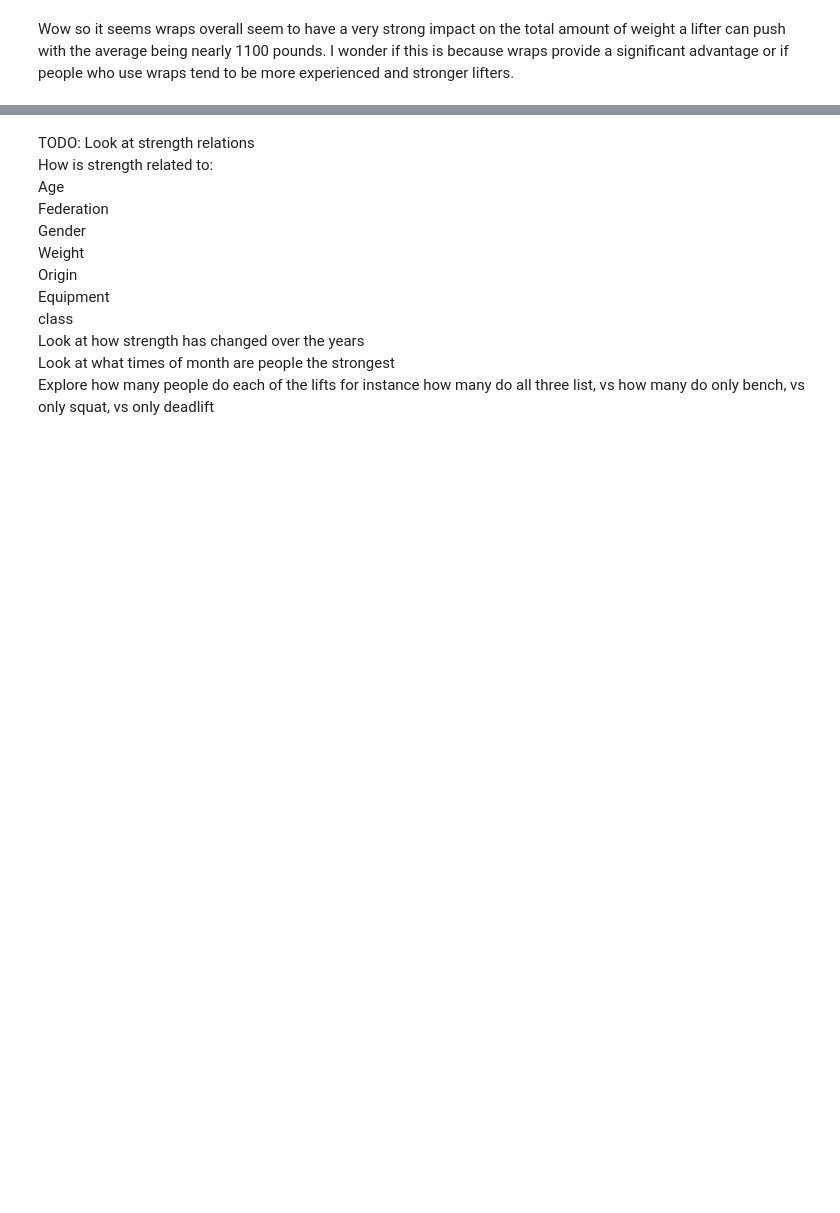
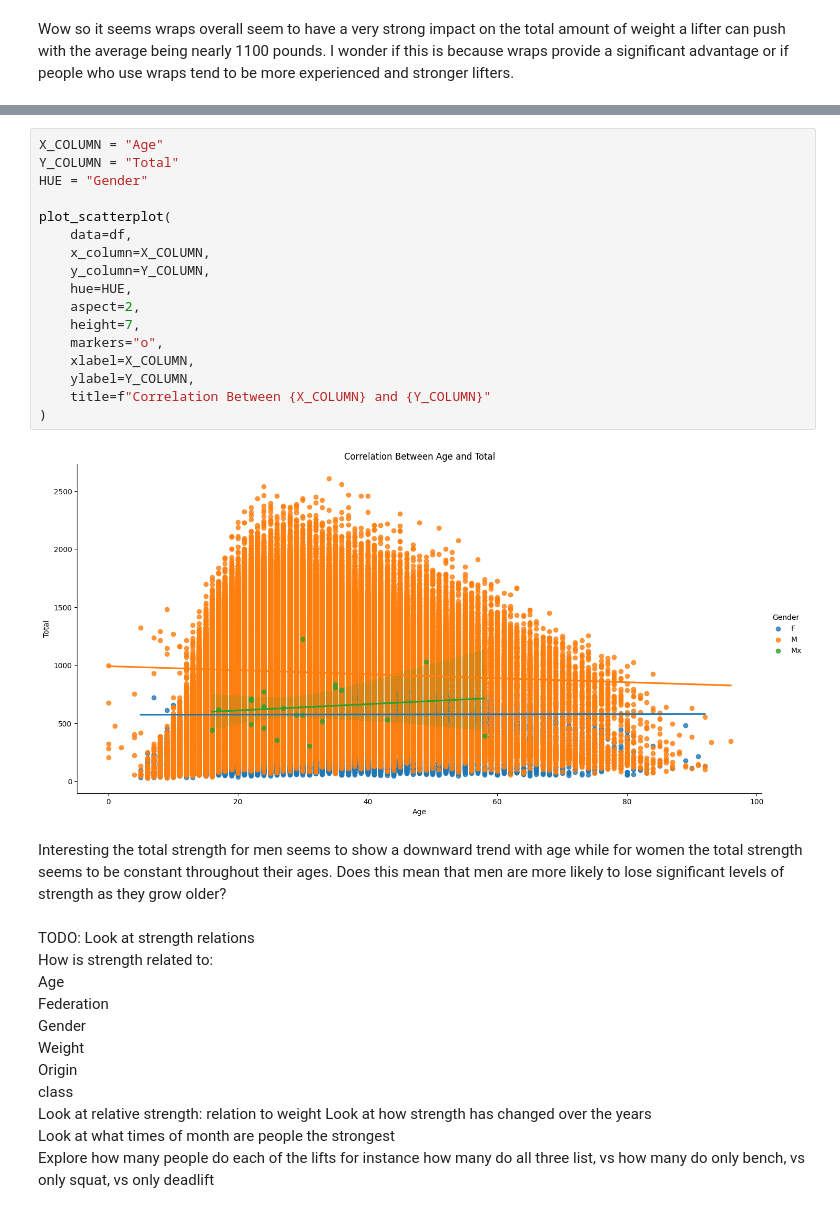
Before and after one commit to pranav142/Openpowerlifting-Database, a Jupyter notebook: notebooks/processed_EDA.ipynb, the cells around one changed output, grey strips where cells are left out. Cells and saved outputs as stored; diff of their text form; blank space fills up the shorter version.

```diff
--- a/notebooks/processed_EDA.ipynb
+++ b/notebooks/processed_EDA.ipynb
@@ -749,3 +810,24 @@ Wow so it seems wraps overall seem to have a very strong impact on the total amo
+# %%
+X_COLUMN = "Age"
+Y_COLUMN = "Total"
+HUE = "Gender"
+
+plot_scatterplot(
+    data=df,
+    x_column=X_COLUMN,
+    y_column=Y_COLUMN,
+    hue=HUE,
+    aspect=2,
+    height=7,
+    markers="o",
+    xlabel=X_COLUMN,
+    ylabel=Y_COLUMN,
+    title=f"Correlation Between {X_COLUMN} and {Y_COLUMN}"
+)
+# %% [output]
+[figure, added]
+# %% [markdown]
+Interesting the total strength for men seems to show a downward trend with age while for women the total strength seems to be constant throughout their ages. Does this mean that men are more likely to lose significant levels of strength as they grow older?
 # %% [markdown]
 TODO: Look at strength relations
     How is strength related to:
@@ -754,8 +836,9 @@ TODO: Look at strength relations
         Gender
         Weight
         Origin
-        Equipment
         class
+    Look at relative strength:
+        relation to weight
     Look at how strength has changed over the years
     Look at what times of month are people the strongest
 Explore how many people do each of the lifts for instance how many do all three list, vs how many do only bench, vs only squat, vs only deadlift
```
Also changed, not shown: parts of 5 cells of this notebook, 2 other files.
